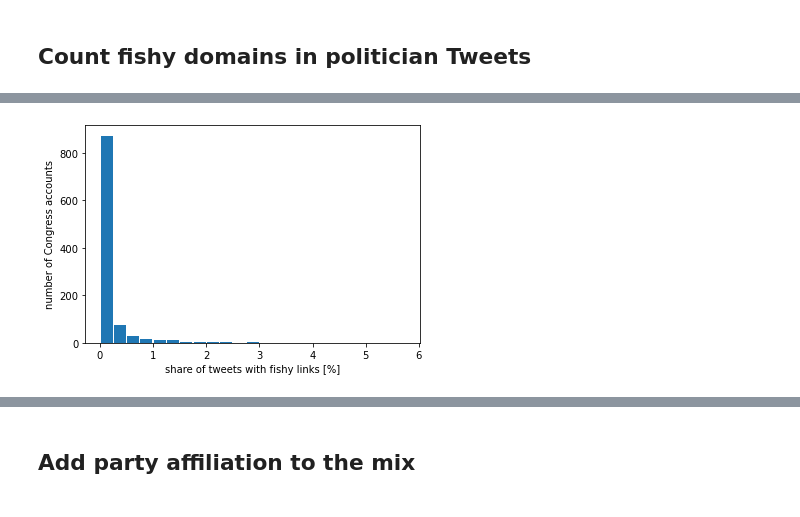
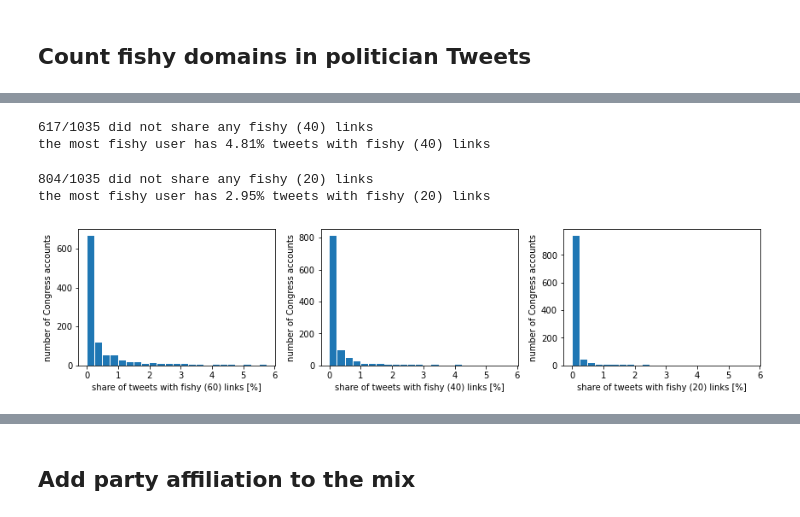
Before and after one commit to StephanLewandowsky/Honesty-project, a Jupyter notebook: code/analysis_twitter/analyze_US_politician_tweeted_URLs.ipynb, the cells around one changed output, grey strips where cells are left out. Cells and saved outputs as stored; diff of their text form; code cells hidden in the pictures.

Commit message:
changed NewsGuard score cutoff to 60 and introduced a robustness analysis of cutoffs at 40 and 20

```diff
--- a/code/analysis_twitter/analyze_US_politician_tweeted_URLs.ipynb
+++ b/code/analysis_twitter/analyze_US_politician_tweeted_URLs.ipynb
@@ -120,6 +134,7 @@ fishy_domains = set(nutrition_labels[nutrition_labels["fishy"] == 1]["Domain"])
 # %%
 nutrition_cols = [
-    "fishy", "Domain", "Rating", "Score", "Country", "Language",
+    "fishy", "fishy_40", "fishy_20", "Domain",
+    "Rating", "Score", "Country", "Language",
     "Does not repeatedly publish false content",
     "Gathers and presents information responsibly",
     "Regularly corrects or clarifies errors",
@@ -130,4 +145,4 @@ nutrition_cols = [
     "Reveals who's in charge, including any possible conflicts of interest",
     "The site provides names of content creators, along with either contact or biographical information"
 ]
-nutrition_categories = {col:f"C_{i}" for i, col in enumerate(nutrition_cols[6:])}
+nutrition_categories = {col:f"C_{i}" for i, col in enumerate(nutrition_cols[8:])}
@@ -168,6 +238,8 @@ print("{}/{} ({:1.2f}%) of links are shortened"\
 no_urls["shortened"] = False
 no_urls["domain"] = np.nan
 no_urls["fishy"] = 0
+no_urls["fishy_40"] = 0
+no_urls["fishy_20"] = 0
 for col in nutrition_categories.values():
     no_urls[col] = 0
 no_urls["Domain"] = np.nan
@@ -245,6 +324,7 @@ print("{}/{} ({:1.3f}%) tweets contain urls to domains that do not reveal names
 33505/2588559 (1.294%) tweets contain urls to domains that do not reveal person in charge
 31869/2588559 (1.231%) tweets contain urls to domains that do not reveal names of content creators
 # %%
-fishy_user_count = all_tweets[["author_id", "fishy"] + list(nutrition_categories.values())]\
+fishy_user_count = all_tweets[["author_id", "fishy", "fishy_40", "fishy_20"] + list(nutrition_categories.values())]\
     .groupby("author_id")\
     .agg(["sum", "count"])
+fishy_user_count.head(2)
@@ -259,6 +338,10 @@ fishy_user_count.head(2)
 # %%
 fishy_user_count["share"] = fishy_user_count["fishy"]["sum"] / \
                             fishy_user_count["fishy"]["count"]
+fishy_user_count["share_40"] = fishy_user_count["fishy_40"]["sum"] / \
+                            fishy_user_count["fishy_40"]["count"]
+fishy_user_count["share_20"] = fishy_user_count["fishy_20"]["sum"] / \
+                            fishy_user_count["fishy_20"]["count"]
 
 for col in nutrition_categories.values():
     fishy_user_count[f"{col}_share"] = fishy_user_count[col]["sum"] / \
@@ -276,10 +359,34 @@ the most fishy user has 4.10% tweets with fishy links
+# %%
+N_no_shares = len(fishy_user_count[fishy_user_count["share_40"] == 0])
+print(f"{N_no_shares}/{len(fishy_user_count)} did not share any fishy (40) links")
+
+max_share = fishy_user_count["share_40"].max()
+print("the most fishy user has {:1.2f}% tweets with fishy (40) links"\
+      .format(max_share * 100))
+# %% [output]
+617/1035 did not share any fishy (40) links
+the most fishy user has 4.81% tweets with fishy (40) links
+# %%
+N_no_shares = len(fishy_user_count[fishy_user_count["share_20"] == 0])
+print(f"{N_no_shares}/{len(fishy_user_count)} did not share any fishy (20) links")
+
+max_share = fishy_user_count["share_20"].max()
+print("the most fishy user has {:1.2f}% tweets with fishy (20) links"\
+      .format(max_share * 100))
+# %% [output]
+804/1035 did not share any fishy (20) links
+the most fishy user has 2.95% tweets with fishy (20) links
 # %%
-fig, ax = plt.subplots()
-ax.hist(fishy_user_count["share"] * 100,
-        bins=np.arange(0, 6, 0.25), rwidth=0.9)
-ax.set_xlabel("share of tweets with fishy links [%]")
-ax.set_ylabel("number of Congress accounts")
-plt.savefig("fishy_share.png")
+fig, axes = plt.subplots(1, 3, figsize=(12, 3))
+
+for ax, col, add in zip(axes.flatten(),
+                        ["share", "share_40", "share_20"],
+                        ["(60)", "(40)", "(20)"]):
+    ax.hist(fishy_user_count[col] * 100,
+            bins=np.arange(0, 6, 0.25), rwidth=0.9)
+    ax.set_xlabel(f"share of tweets with fishy {add} links [%]")
+    ax.set_ylabel("number of Congress accounts")
+fig.tight_layout()
 # %% [output]
-[figure, old version]
+[figure, new version]
 # %%
```
Also changed, not shown: parts of 58 cells of this notebook.
